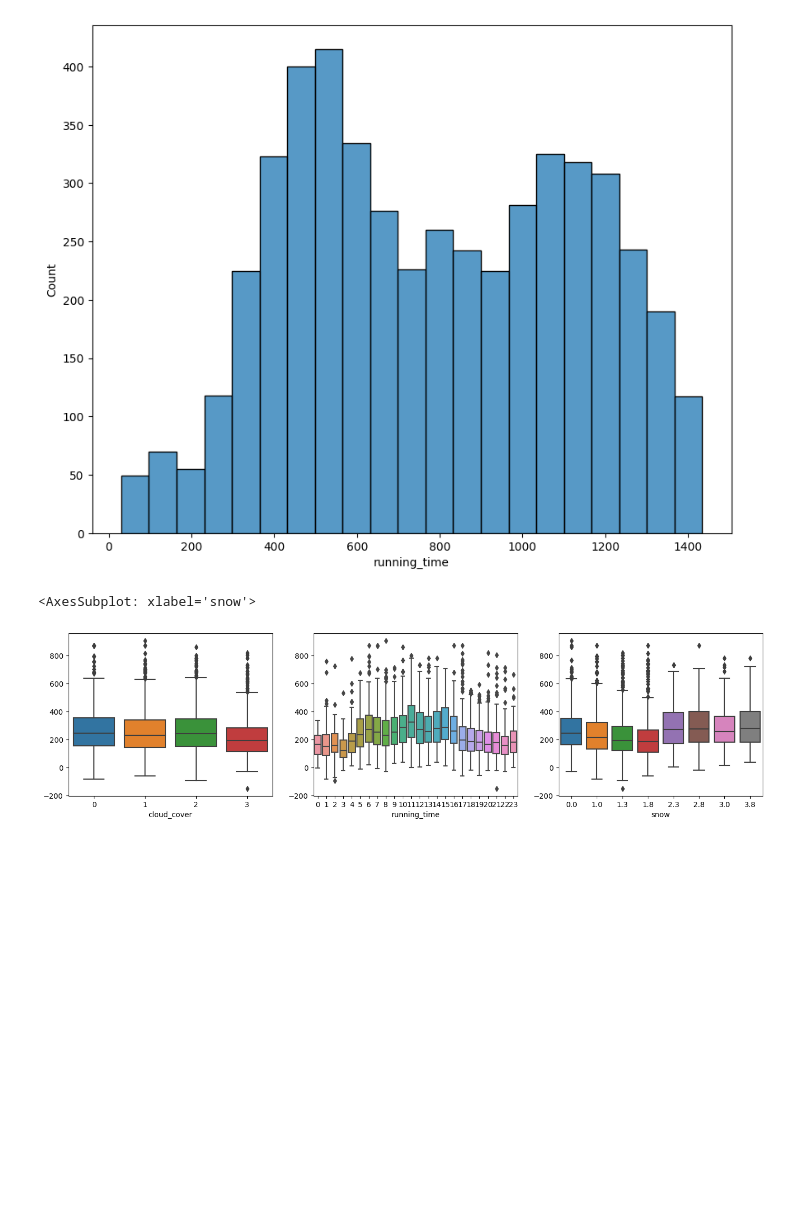
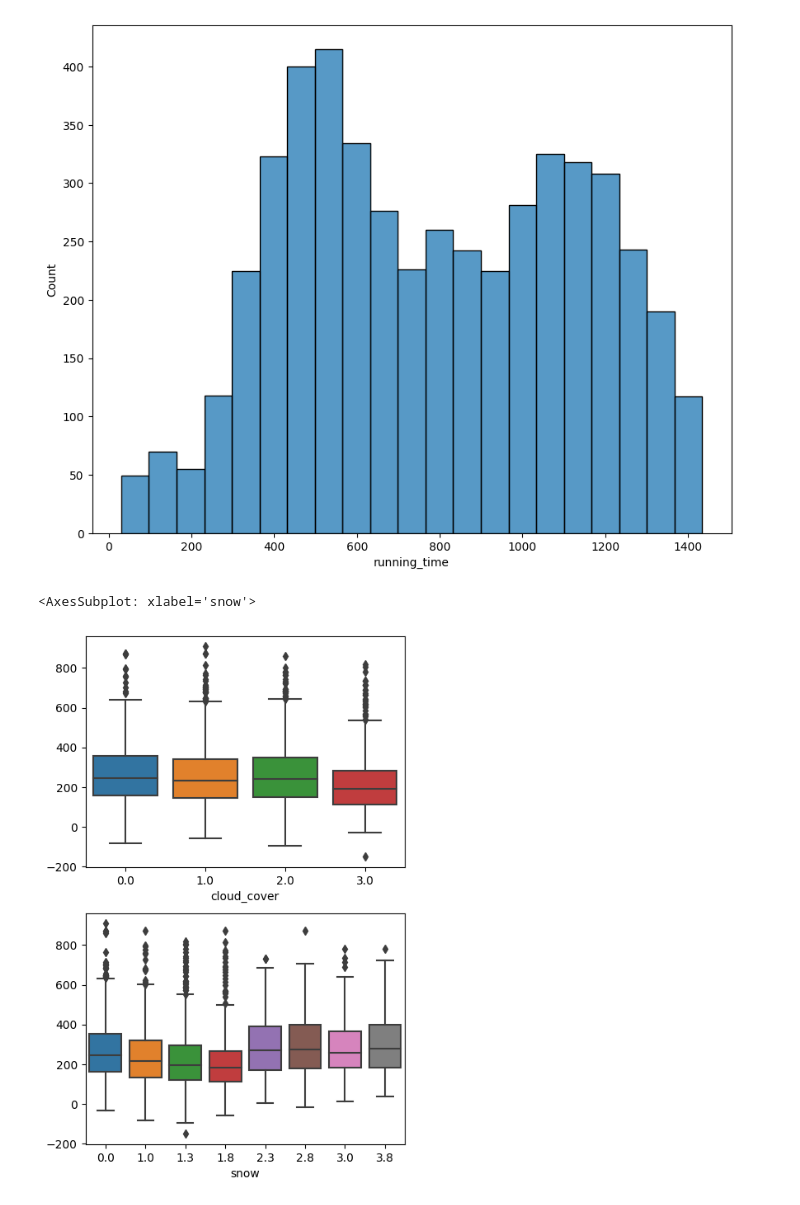
Before and after one commit to SlivoviyBarsik/INT20H-lazy_lizard, a Jupyter notebook: analysis.ipynb, the cells around one changed output. Drawn from its saved outputs; the diff is of its cells as text; code cells hidden in the pictures; blank space fills up the shorter version.

```diff
--- a/analysis.ipynb
+++ b/analysis.ipynb
@@ -25,3 +33,5 @@ nodes["node_time"] = nodes.distance / ((5 / 18) * nodes.speed)
 # %%
 nodes["nodes_concat"] = nodes['node_start'].astype('str') + nodes['node_finish'].astype('str')
-nodes["occurances"] = nodes.nodes_concat.map(nodes.groupby('nodes_concat')["Id"].agg('count'))
+nodes["occurances"] = nodes.nodes_concat.map(nodes.groupby('nodes_concat')["Id"].agg('count')).astype('float')
+
+sns.displot(nodes.groupby('nodes_concat')['occurances'].agg('mean').values)
@@ -55,7 +68,7 @@ orders['cloud_cover'] = orders.running_time.dt.hour.map({
     21 : 3, # "overcast",
     22 : 3, # "overcast",
     23 : 3 # "overcast",
-})
+}).astype('float')
 
 orders['snow'] = orders.running_time.dt.hour.map({
     0 : 1, # "light snow ",
@@ -106,14 +130,14 @@ sns.histplot(orders.running_time, ax = ax)
 <AxesSubplot: xlabel='running_time', ylabel='Count'>
 [figure]
 # %%
-fig, axs = plt.subplots(1, 3, figsize=(17,4))
+fig, axs = plt.subplots(2, 1, figsize = (5, 8))
 
 sns.boxplot(y = orders.delta_time - orders.expected_time, x = orders.cloud_cover, ax = axs[0])
-sns.boxplot(x = (orders.running_time / 60).astype(int), y=(orders.delta_time - orders.expected_time), ax = axs[1])
-sns.boxplot(x = orders.snow, y = orders.delta_time - orders.expected_time, ax = axs[2])
+# sns.boxplot(x = (orders.running_time / 60).astype(int), y=(orders.delta_time - orders.expected_time), ax = axs[1])
+sns.boxplot(x = orders.snow, y = orders.delta_time - orders.expected_time, ax = axs[1])
 # %% [output]
 <AxesSubplot: xlabel='snow'>
-[figure, old version]
+[figure, new version]
 # %%
 df = pd.merge(orders, nodes, left_on='Id', right_on='Id')
 df
```
Also changed, not shown: parts of 16 cells of this notebook, 11 other files.
